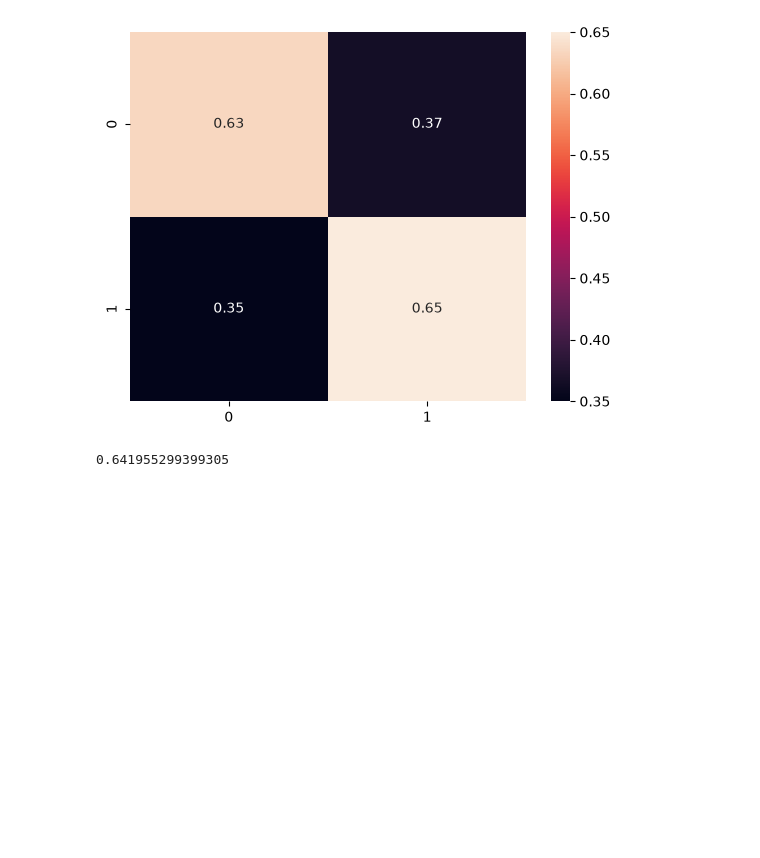
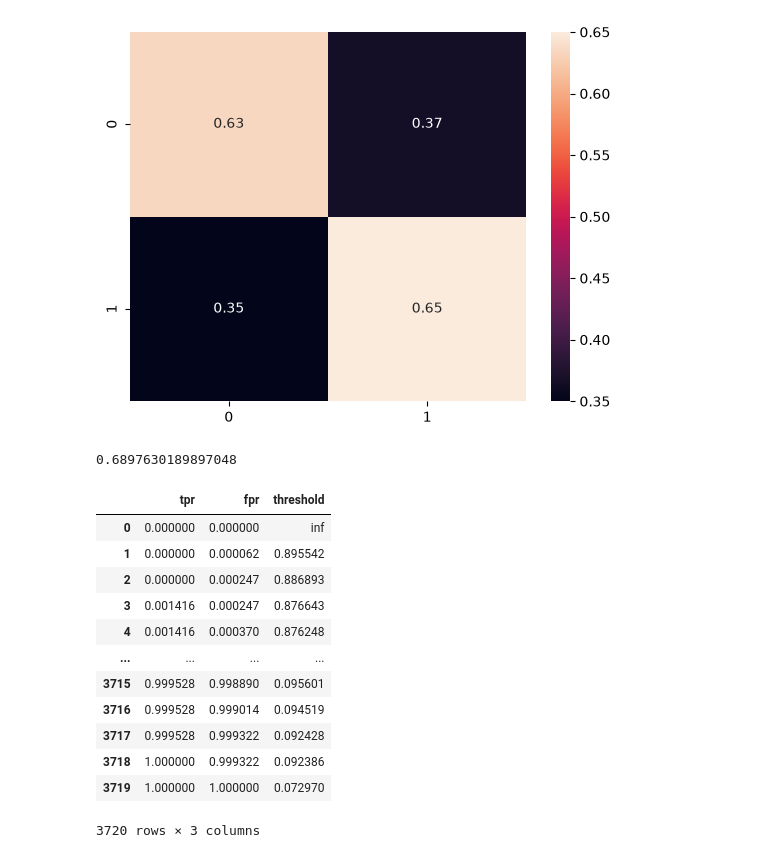
Before and after one commit to Guilleurre/Reto-05-Grupo-Verde-Oscuro, a Jupyter notebook: Modelo_impago.ipynb, the cells around one changed output. Drawn from its saved outputs; the diff is of its cells as text; code cells hidden in the pictures; blank space fills up the shorter version.

```diff
--- a/Modelo_impago.ipynb
+++ b/Modelo_impago.ipynb
@@ -378,6 +384,25 @@ sns.heatmap(confusion_matrix(y_test,y_pred, normalize='true'), annot=True)
 # %%
 from sklearn.metrics import roc_auc_score
 
-roc_auc_score(y_test, y_pred)
+roc_auc_score(y_test, y_prob)
 # %% [output]
-0.641955299399305
+0.6897630189897048
+# %%
+from sklearn.metrics import roc_curve
+
+fpr, tpr, threshold = roc_curve(y_test, y_prob)
+pd.DataFrame({"tpr":tpr, "fpr":fpr, "threshold":threshold})
+# %% [output]
+|  | tpr | fpr | threshold |
+| 0 | 0.000000 | 0.000000 | inf |
+| 1 | 0.000000 | 0.000062 | 0.895542 |
+| 2 | 0.000000 | 0.000247 | 0.886893 |
+| 3 | 0.001416 | 0.000247 | 0.876643 |
+| 4 | 0.001416 | 0.000370 | 0.876248 |
+| ... | ... | ... | ... |
+| 3715 | 0.999528 | 0.998890 | 0.095601 |
+| 3716 | 0.999528 | 0.999014 | 0.094519 |
+| 3717 | 0.999528 | 0.999322 | 0.092428 |
+| 3718 | 1.000000 | 0.999322 | 0.092386 |
+| 3719 | 1.000000 | 1.000000 | 0.072970 |
+3720 rows × 3 columns
```
Also changed, not shown: parts of 12 cells of this notebook.
